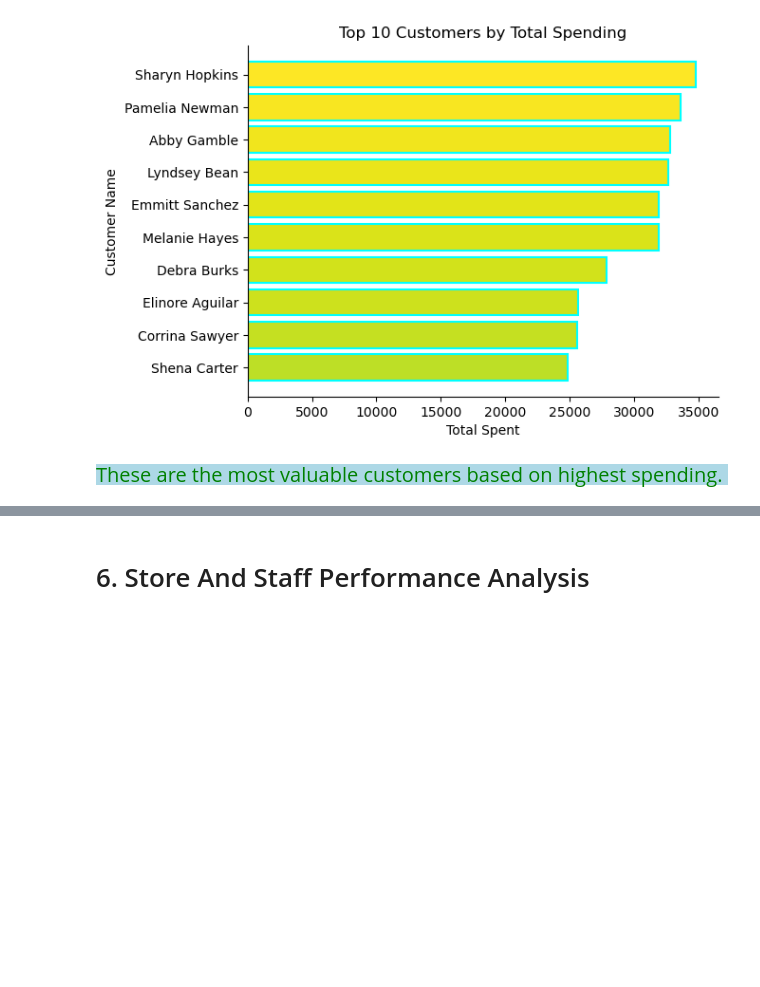
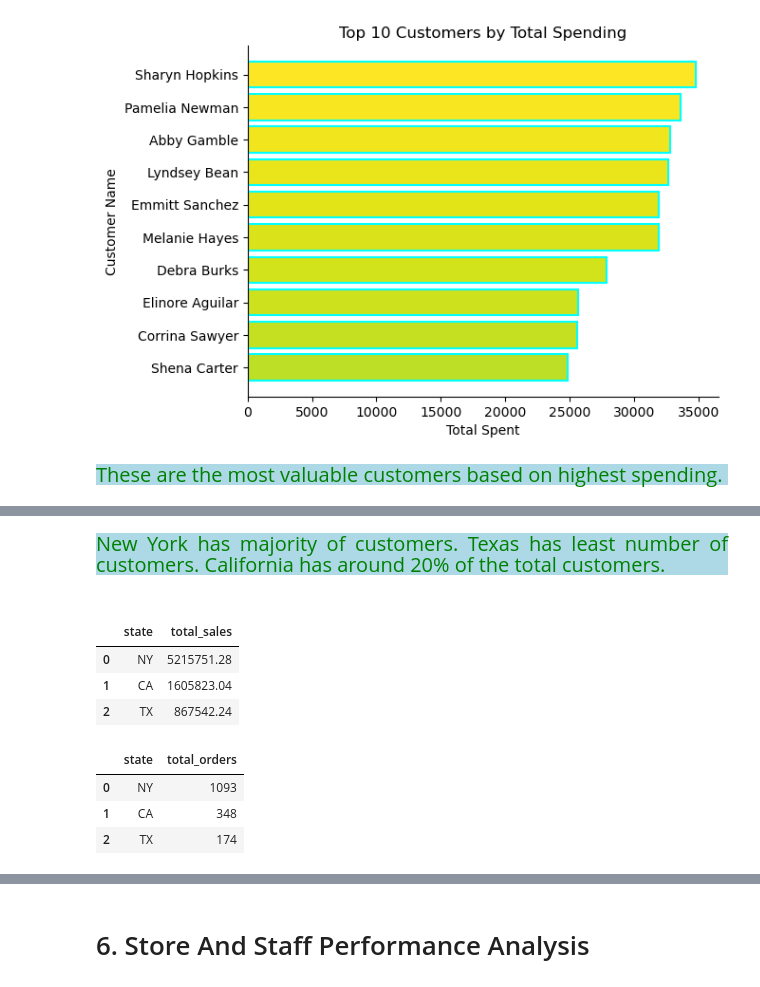
Before and after one commit to Kartika-Nidhi/Biker_Store_Analysis_SQL, a Jupyter notebook: BikeStoreAnalysisSQl.ipynb, the cells around one changed output, grey strips where cells are left out. Drawn from its saved outputs; the diff is of its cells as text; code cells hidden in the pictures; blank space fills up the shorter version.

```diff
--- a/BikeStoreAnalysisSQl.ipynb
+++ b/BikeStoreAnalysisSQl.ipynb
@@ -821,0 +849,40 @@ Analyze customer distribution geographically.
+# %% [markdown]
+<div style = "background-color:lightblue; color:green; font-size:20px; text-align:justify">New York has majority of customers. Texas has least number of customers. California has around 20% of the total customers.
+# %% [markdown]
+<div>
+# %%
+query = """
+SELECT state, ROUND(SUM(((ori.list_price * (1 - discount)) * quantity)), 2) AS total_sales
+FROM customers AS cust
+LEFT JOIN orders AS ord
+    ON cust.customer_id = ord.customer_id
+LEFT JOIN order_items AS ori
+    ON ord.order_id = ori.order_id
+GROUP BY cust.state
+ORDER BY total_sales DESC;
+"""
+
+sale_dist = pd.read_sql(query, engine)
+sale_dist
+# %% [output]
+|  | state | total_sales |
+| 0 | NY | 5215751.28 |
+| 1 | CA | 1605823.04 |
+| 2 | TX | 867542.24 |
+# %%
+query = """
+SELECT state, COUNT(*) AS total_orders
+FROM customers AS cust
+LEFT JOIN orders AS ord
+    ON cust.customer_id = ord.customer_id
+GROUP BY cust.state
+ORDER BY total_orders DESC;
+"""
+
+ord_dist = pd.read_sql(query, engine)
+ord_dist
+# %% [output]
+|  | state | total_orders |
+| 0 | NY | 1093 |
+| 1 | CA | 348 |
+| 2 | TX | 174 |
```
Also changed, not shown: parts of 11 cells of this notebook.
